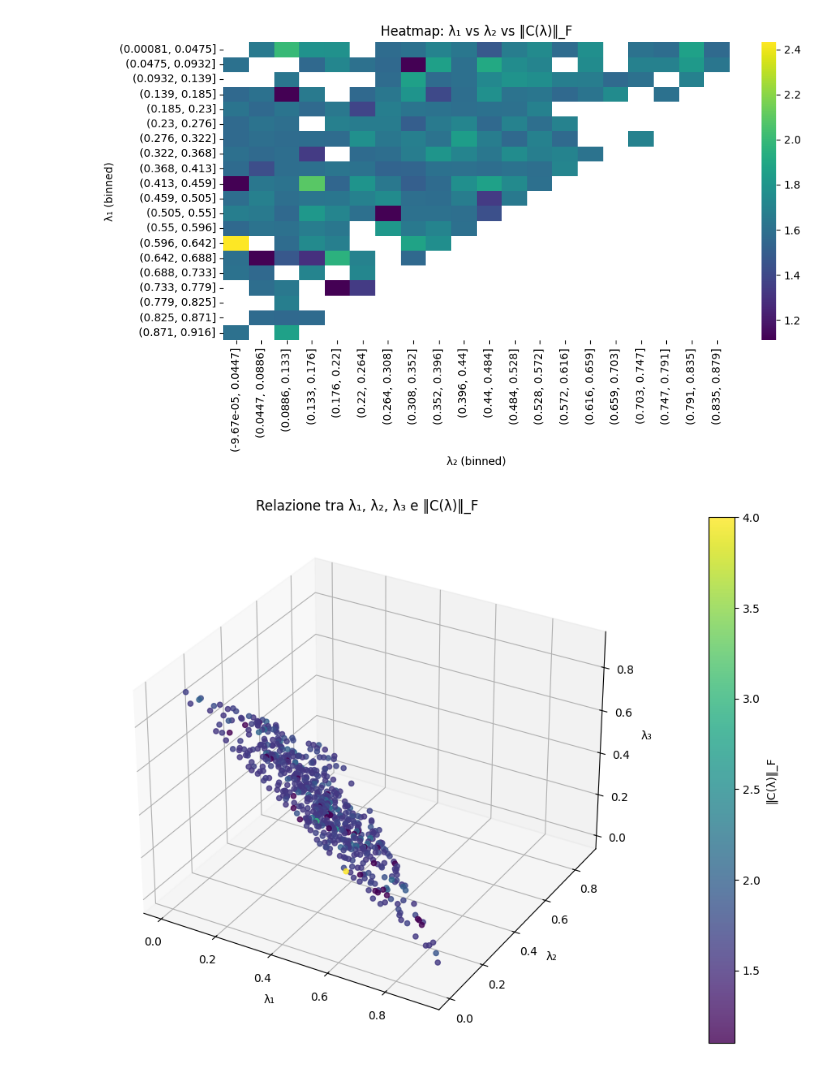
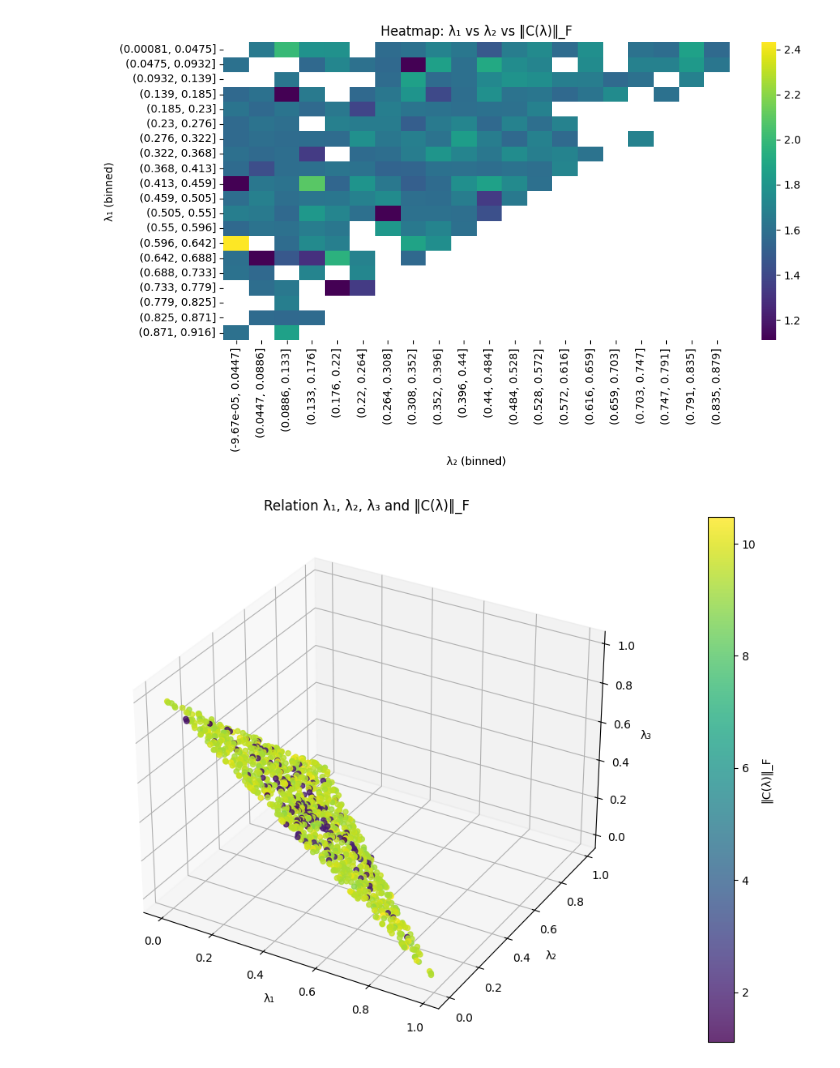
Before and after one commit to horvathcso/Adaptive-Covariance-Estimation-in-Convex-Multi-Objective-Optimization, a Jupyter notebook: dataset.ipynb, the cells around one changed output. Saved outputs shown, nothing was run; the diff lists cells and outputs as text; code cells hidden in the pictures.

Commit message:
Implemented surrogate model

```diff
--- a/dataset.ipynb
+++ b/dataset.ipynb
@@ -307,32 +497,32 @@ plt.show()
 # %%
 import matplotlib.pyplot as plt
 from mpl_toolkits.mplot3d import Axes3D
 import pandas as pd
 
 # Caricamento del dataset
-df = pd.read_csv("dtlz2_surrogate_dataset_extended_updated.csv")
+df = pd.read_csv("dtlz2.csv")
 
 # Creazione del grafico 3D
 fig = plt.figure(figsize=(10, 7))
 ax = fig.add_subplot(111, projection='3d')
 
 # Scatter plot 3D
 sc = ax.scatter(df["lambda_1"], df["lambda_2"], df["lambda_3"], c=df["frob_norm"], cmap="viridis", alpha=0.8)
 
 # Aggiunta della barra colore
 cbar = plt.colorbar(sc, ax=ax, pad=0.1)
 cbar.set_label("‖C(λ)‖_F")
 
 # Etichette degli assi
 ax.set_xlabel("λ₁")
 ax.set_ylabel("λ₂")
 ax.set_zlabel("λ₃")
 ax.set_title("Relation λ₁, λ₂, λ₃ and ‖C(λ)‖_F")
 
 plt.tight_layout()
 plt.show()
 # %% [output]
-[figure, old version]
+[figure, new version]
 # %%
 import pandas as pd
 
```
Also changed, not shown: parts of 7 cells of this notebook, 19 other files.
